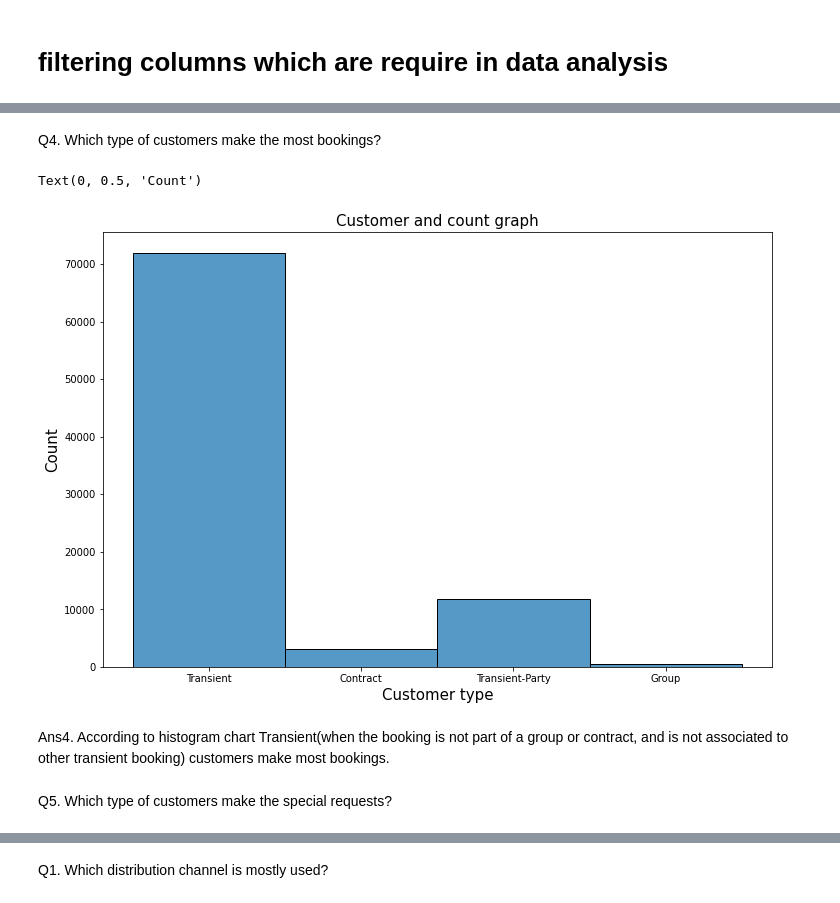
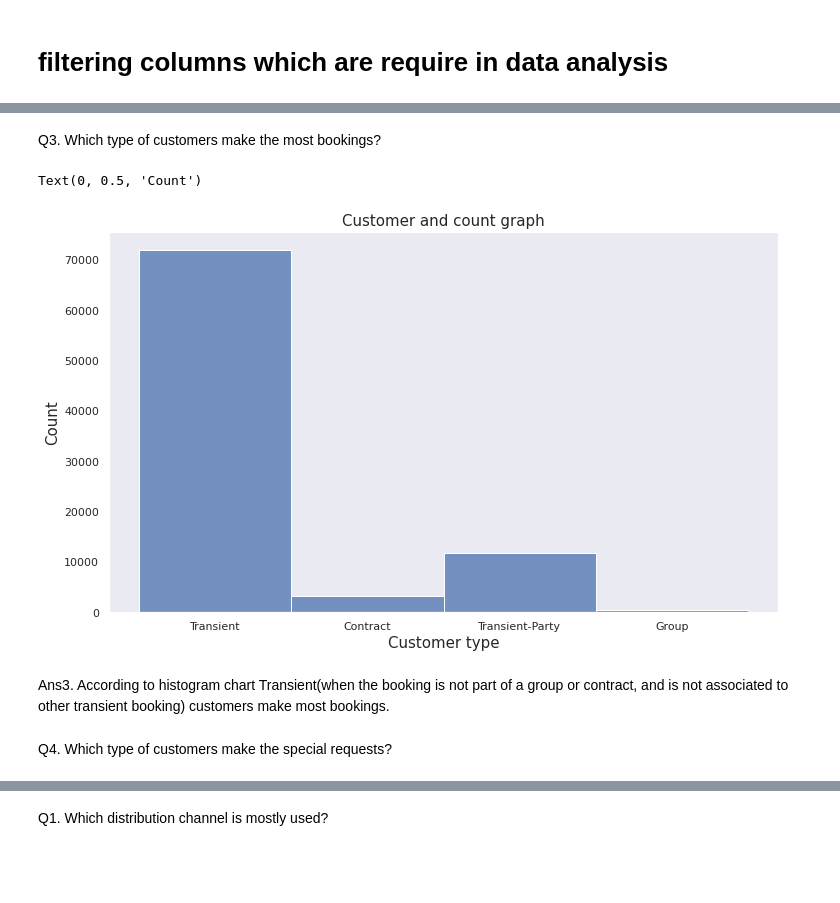
Before and after one commit to niteshavagabond/Hotel-Booking-analysis, a Jupyter notebook: Hotel_Booking_Analysis_Capstone_Project.ipynb, the cells around one changed output, grey strips where cells are left out. Cells and saved outputs as stored; diff of their text form; code cells hidden in the pictures; blank space fills up the shorter version.

```diff
--- a/Hotel_Booking_Analysis_Capstone_Project.ipynb
+++ b/Hotel_Booking_Analysis_Capstone_Project.ipynb
@@ -311,3 +305,5 @@ df=hdf[['hotel','booking_cancel_status','lead_time','no_of_days_in_waiting_list'
+# %%
+df=hdf.copy()
 # %%
 df.head(3)
 # %% [output]
@@ -359,0 +343,18 @@ sns.barplot(x=['city_hotel','resort_hotel'],y=hotel_vc['percentage'],palette='co
+# %%
+# Enlarging the pie chart
+plt.rcParams['figure.figsize'] = 8,8
+
+# Indexing labels. tolist() will convert the index to list for easy manipulation
+labels = df['hotel'].value_counts().index.tolist()
+
+# Convert value counts to list
+sizes = df['hotel'].value_counts().tolist()
+
+# As the name suggest, explode will determine how much each section is separated from each other
+explode = (0, 0.1)
+
+# Determine colour of pie chart
+colors = ['#4c72b0', 'orange']
+
+plt.pie(sizes, explode=explode, labels=labels, colors=colors, autopct='%1.1f%%',startangle=90, textprops={'fontsize': 14})
+plt.show()
@@ -452,0 +456,6 @@ Ans10. According to above chart **Resort Hotel** has greatest average lead time.
+# %%
+#Special requests on the basis of number of kid.
+df['kids'] = df['no_of_children']+df['no_of_babies']
+sns.barplot(x="kids", y="total_no_of_special_requests",data= df)
+fig = plt.gcf()
+fig.set_size_inches(12,8)
@@ -462,0 +515,17 @@ Ans10. According to above chart **Resort Hotel** has greatest average lead time.
+# %%
+df_copy1= df.copy()
+df_copy1['no_of_bookings']= 1
+df_copy1.loc[(df_copy1.arrival_date_month== 'July')| (df_copy1.arrival_date_month== 'August'),'no_of_bookings']/=3
+df_copy1.loc[~((df_copy1.arrival_date_month== 'July')| (df_copy1.arrival_date_month== 'August')),'no_of_bookings']/=2
+df_copy1.sample(100)
+b= df_copy1[df_copy1.booking_cancel_status == 1]
+months = ['January', 'February', 'March', 'April', 'May', 'June', 'July', 'August', 'September', 'October', 'November', 'December']
+df_copy1['arrival_date_month'] = pd.Categorical(df_copy1['arrival_date_month'], categories = months, ordered=True)
+sns.set(style="dark")
+plt.figure(figsize=(12,7))
+plt.title("Monthly cancellations",fontsize=20)
+sns.barplot(x= 'arrival_date_month', y= 'no_of_bookings', hue= df_copy1['hotel'], estimator= sum, data= df_copy1,palette='bright')
+plt.xlabel('Arrival date month',fontsize=18)
+plt.ylabel('No of bookings',fontsize=18)
+plt.xticks(rotation = 90)
+plt.show()
@@ -463,16 +554,16 @@ Ans10. According to above chart **Resort Hotel** has greatest average lead time.
 # %% [markdown]
-Q4. Which type of customers make the most bookings?
+Q3. Which type of customers make the most bookings?
 # %%
-plt.figure(figsize=(12,8))
+plt.figure(figsize=(12,7))
 sns.histplot(df['customer_type'])
 plt.title('Customer and count graph',fontsize=15)
 plt.xlabel('Customer type',fontsize=15)
 plt.ylabel('Count',fontsize=15)
 # %% [output]
 Text(0, 0.5, 'Count')
-[figure, old version]
+[figure, new version]
 # %% [markdown]
-Ans4. According to histogram chart Transient(when the booking is not part of a group or contract, and is not associated to other transient booking) customers make most bookings.
+Ans3. According to histogram chart Transient(when the booking is not part of a group or contract, and is not associated to other transient booking) customers make most bookings.
 # %% [markdown]
-Q5. Which type of customers make the special requests?
+Q4. Which type of customers make the special requests?
 # %%
```
Also changed, not shown: parts of 90 cells of this notebook.
